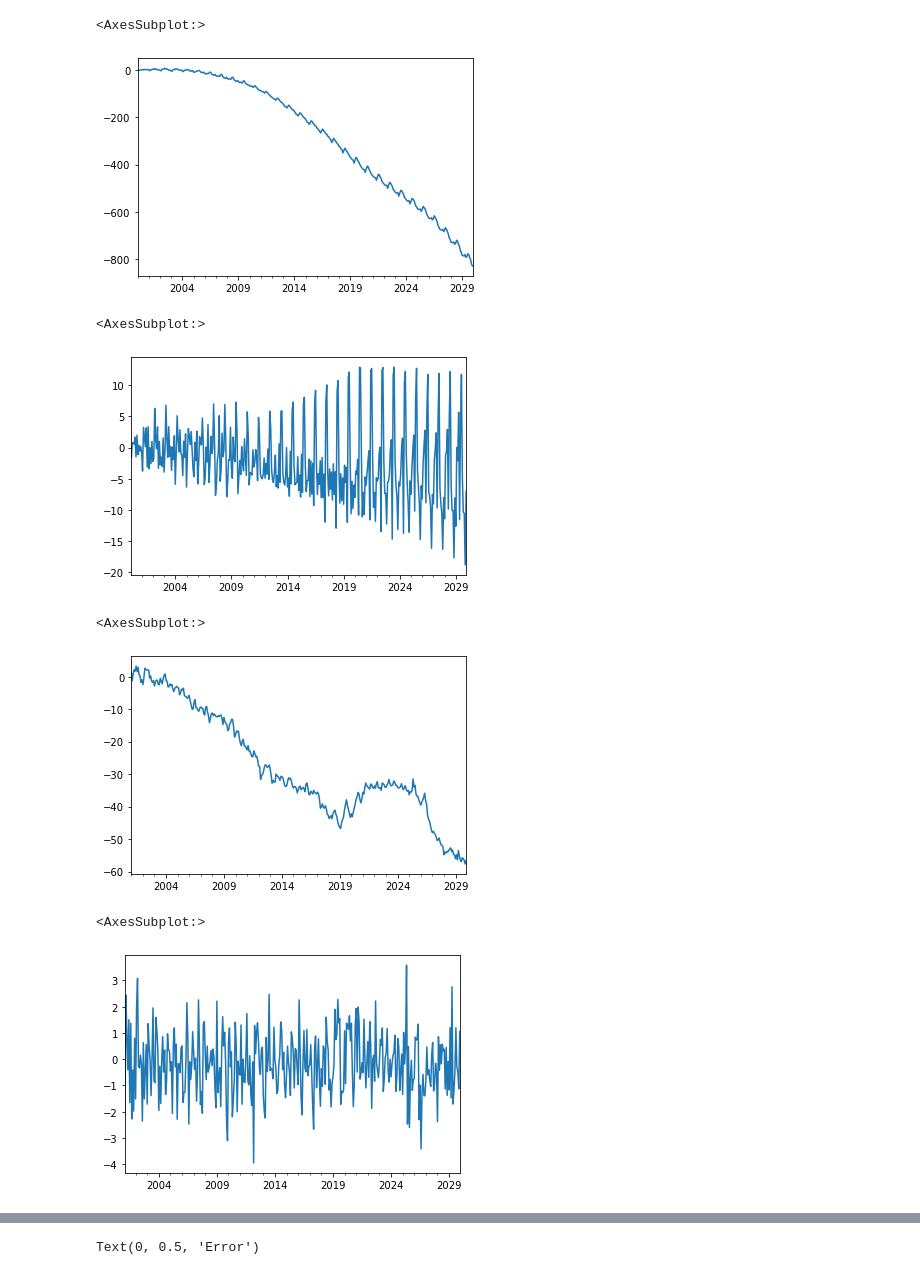
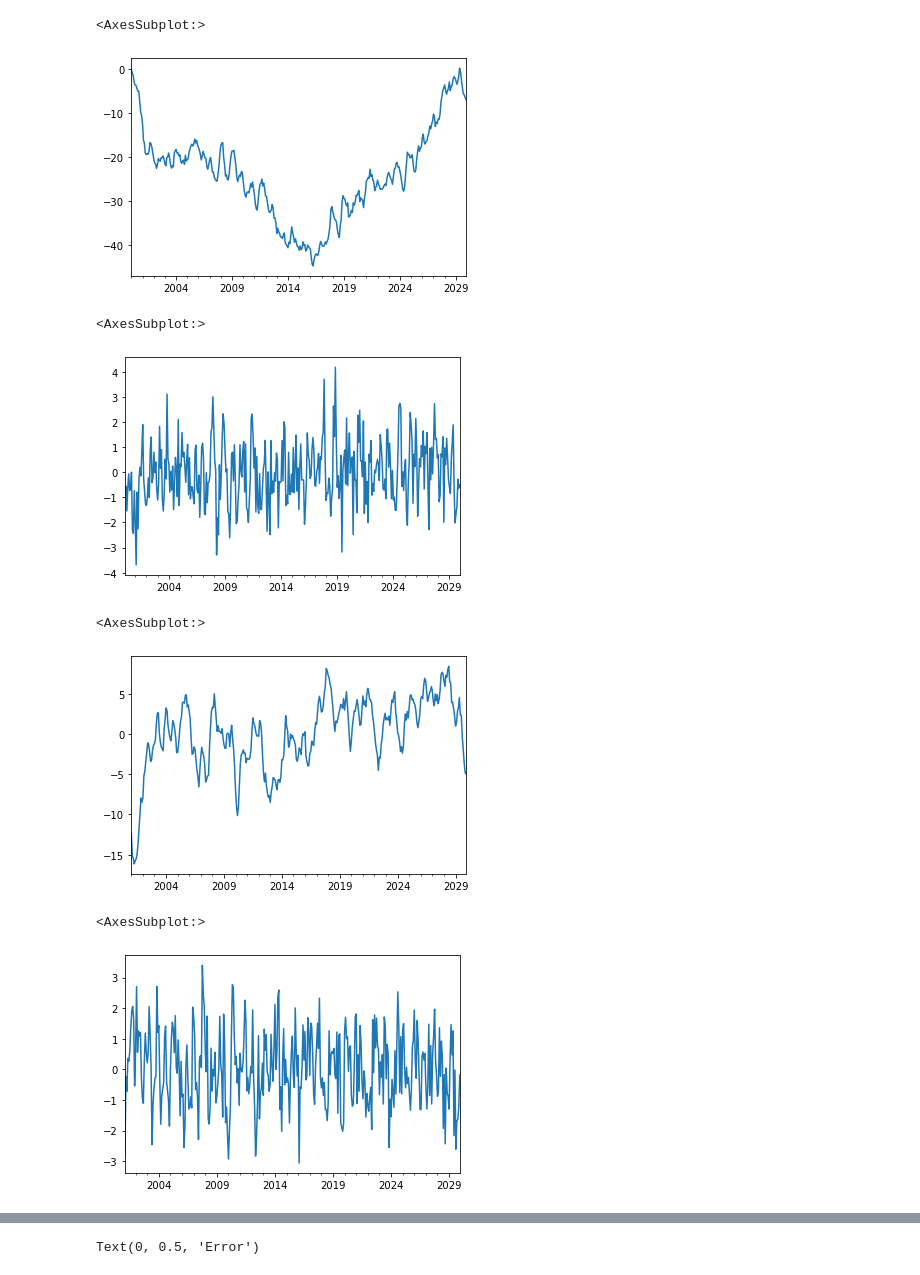
Before and after one commit to arjunc12/cmpinf2120-notebooks, a Jupyter notebook: Time-Series-Analysis/sarima.ipynb, the cells around one changed output, grey strips where cells are left out. Saved outputs shown, nothing was run; the diff lists cells and outputs as text; code cells hidden in the pictures.

Commit message:
ran code during time series lecture

```diff
--- a/Time-Series-Analysis/sarima.ipynb
+++ b/Time-Series-Analysis/sarima.ipynb
@@ -76,29 +14,29 @@ Text(0, 0.5, 'Error')
 # %%
 n = 12 * 30
 
 startdate = '2000-01-01'
 daterange = pd.date_range(start=startdate, periods=n, freq='M')
 
 empty_dataset = np.zeros(n)
-mod = SARIMAX(empty_dataset, order=(0, 1, 0), seasonal_order=(1, 1, 1, 12), initialization='diffuse')
-series = pd.Series(mod.simulate([0.2, 0.5, 1], n), index=daterange)
+mod = SARIMAX(empty_dataset, order=(1, 1, 0), seasonal_order=(1, 0, 1, 12), initialization='diffuse')
+series = pd.Series(mod.simulate([0.3, 0.2, 0.5, 1], n), index=daterange)
 series.plot()
 # %% [output]
 <AxesSubplot:>
-[figure, old version]
+[figure, new version]
 # %%
 series.diff().dropna().plot()
 # %% [output]
 <AxesSubplot:>
-[figure, old version]
+[figure, new version]
 # %%
 series.diff(12).dropna().plot()
 # %% [output]
 <AxesSubplot:>
-[figure, old version]
+[figure, new version]
 # %%
 series.diff().diff(12).dropna().plot()
 # %% [output]
 <AxesSubplot:>
-[figure, old version]
+[figure, new version]
 # %%
```
Also changed, not shown: parts of 11 cells of this notebook, 5 other files.
